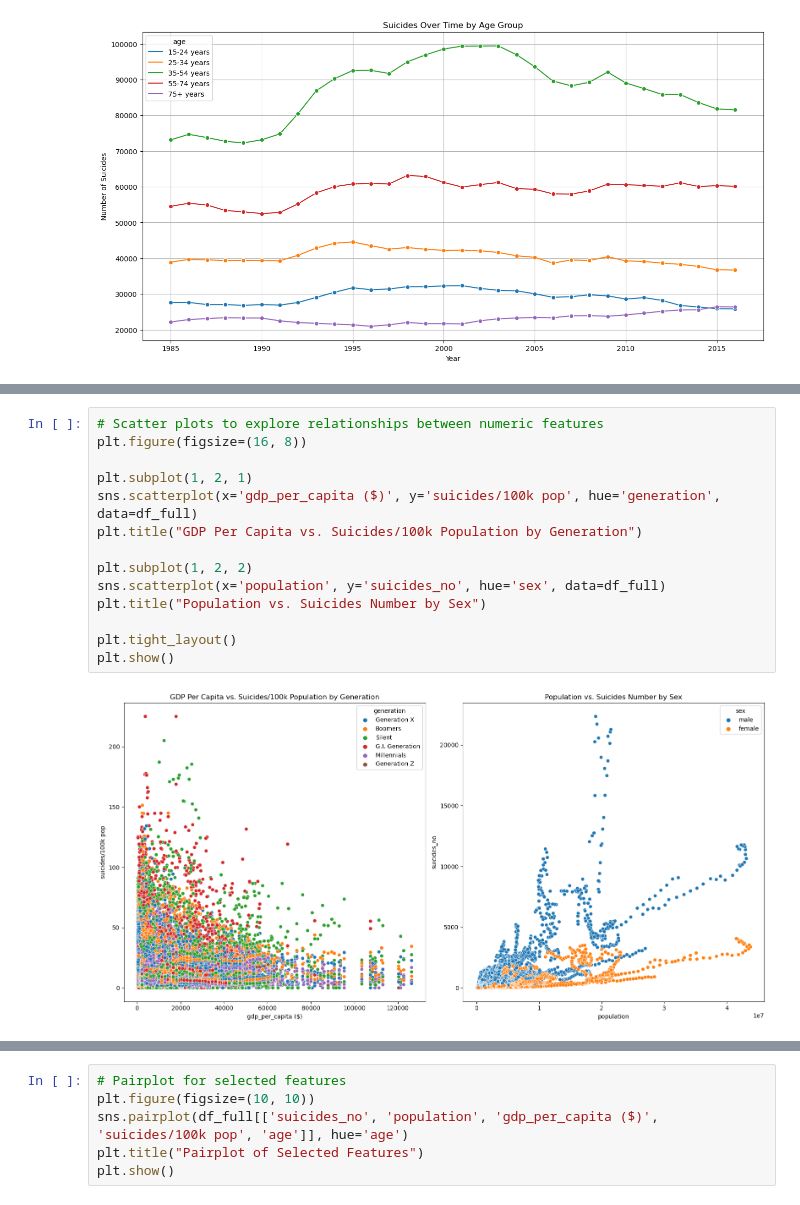
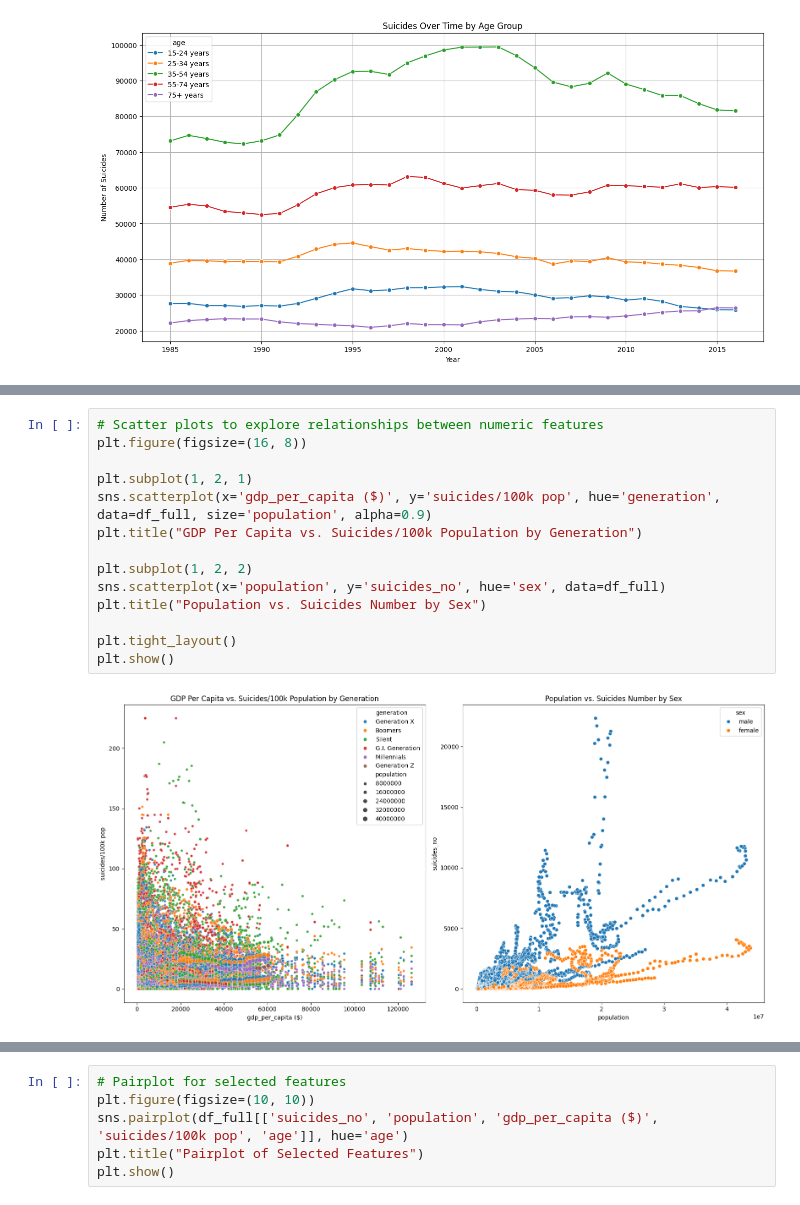
Before and after one commit to germin701/ML-Regression-Classification, a Jupyter notebook: TEH GER MIN P20012293 6006CEM .ipynb, the cells around one changed output, grey strips where cells are left out. Cells and saved outputs as stored; diff of their text form.

```diff
--- a/TEH GER MIN P20012293 6006CEM .ipynb
+++ b/TEH GER MIN P20012293 6006CEM .ipynb
@@ -573,16 +624,16 @@ plt.show()
 # %%
 # Scatter plots to explore relationships between numeric features
 plt.figure(figsize=(16, 8))
 
 plt.subplot(1, 2, 1)
-sns.scatterplot(x='gdp_per_capita ($)', y='suicides/100k pop', hue='generation', data=df_full)
+sns.scatterplot(x='gdp_per_capita ($)', y='suicides/100k pop', hue='generation', data=df_full, size='population', alpha=0.9)
 plt.title("GDP Per Capita vs. Suicides/100k Population by Generation")
 
 plt.subplot(1, 2, 2)
 sns.scatterplot(x='population', y='suicides_no', hue='sex', data=df_full)
 plt.title("Population vs. Suicides Number by Sex")
 
 plt.tight_layout()
 plt.show()
 # %% [output]
-[figure, old version]
+[figure, new version]
```
Also changed, not shown: parts of 32 cells of this notebook.
